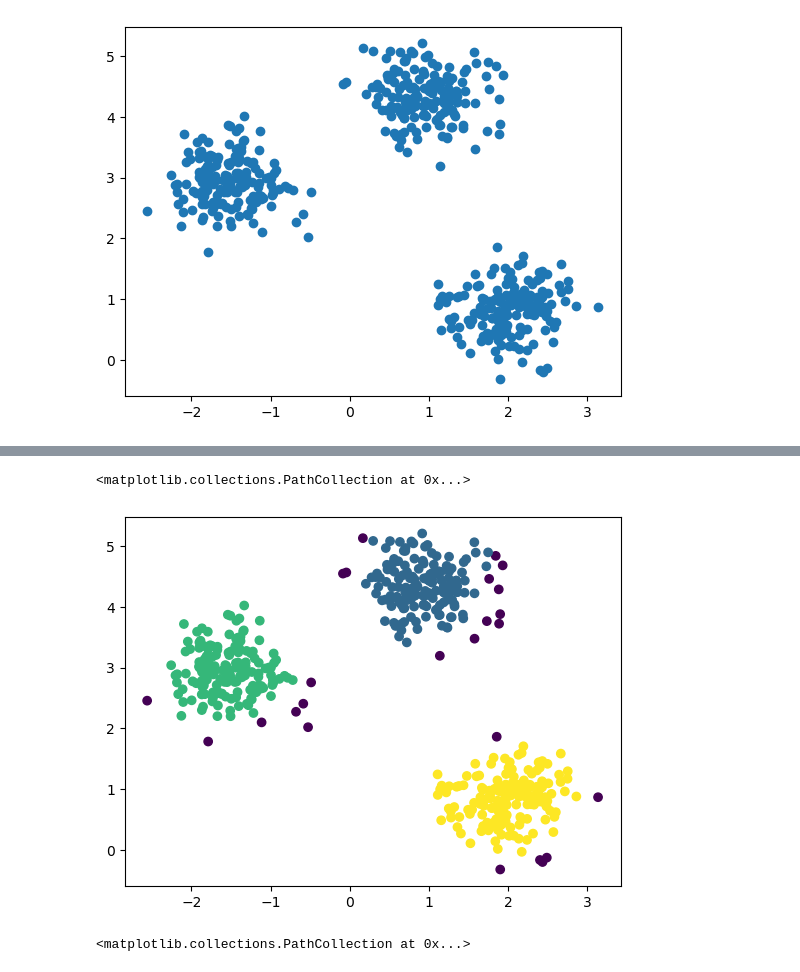
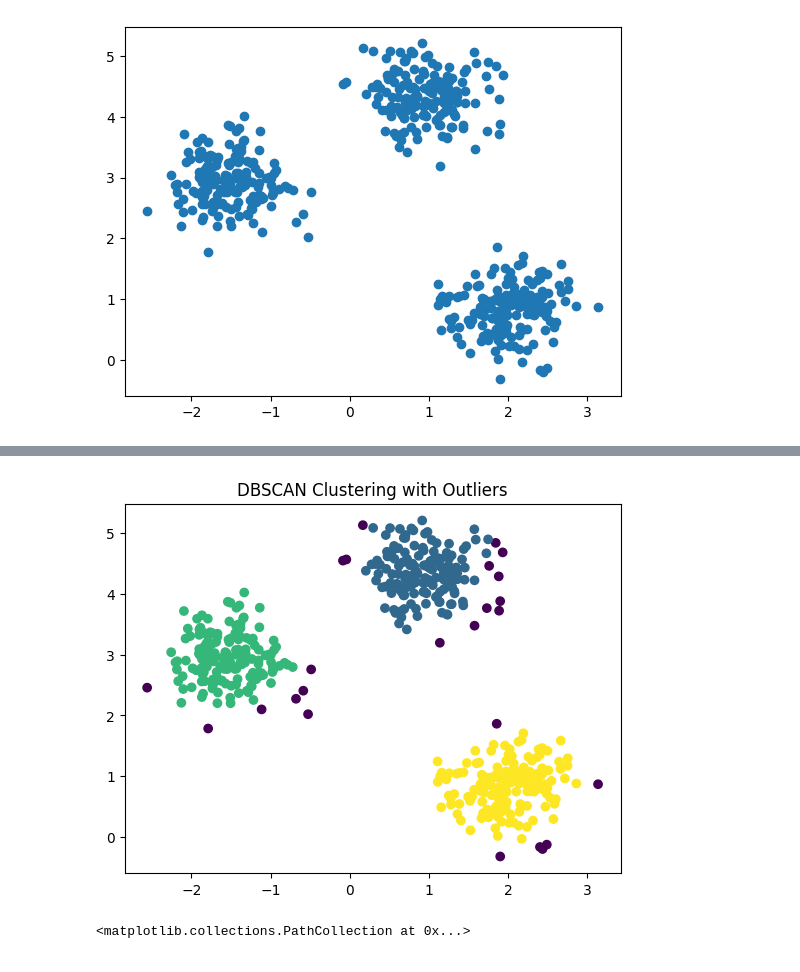
Before and after one commit to Aamiruem/5-mintes-Fullstack-Data-Science-and-AI, a Jupyter notebook: Lecture12/Session 12/20)Outliers.ipynb, the cells around one changed output, grey strips where cells are left out. Cells and saved outputs as stored; diff of their text form; code cells hidden in the pictures.

```diff
--- a/Lecture12/Session 12/20)Outliers.ipynb
+++ b/Lecture12/Session 12/20)Outliers.ipynb
@@ -22,6 +24,9 @@ plt.scatter(x[:,0], x[:,1],c=y)
 # %%
-plt.scatter(x[:,0], x[:,1],c=db.labels_)
+plt.scatter(
+    x[:, 0], x[:, 1], c=db.labels_
+)  # means color by cluster labels assigned by DBSCAN
+plt.title("DBSCAN Clustering with Outliers")
+plt.show()
 # %% [output]
-<matplotlib.collections.PathCollection at 0x...>
-[figure, old version]
+[figure, new version]
 # %%
```
Also changed, not shown: parts of 12 cells of this notebook, 2 other files.
